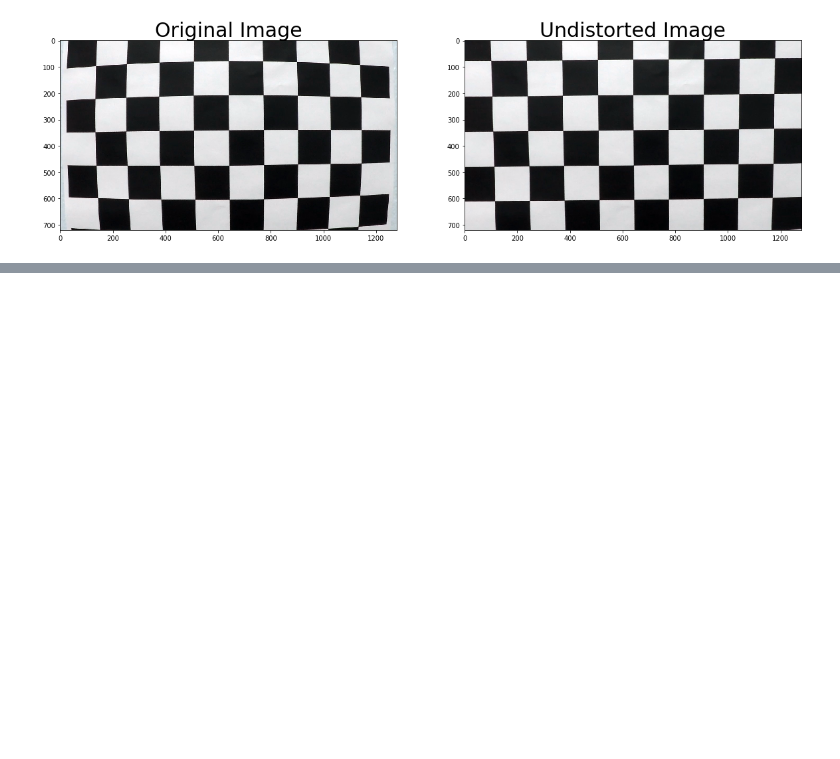
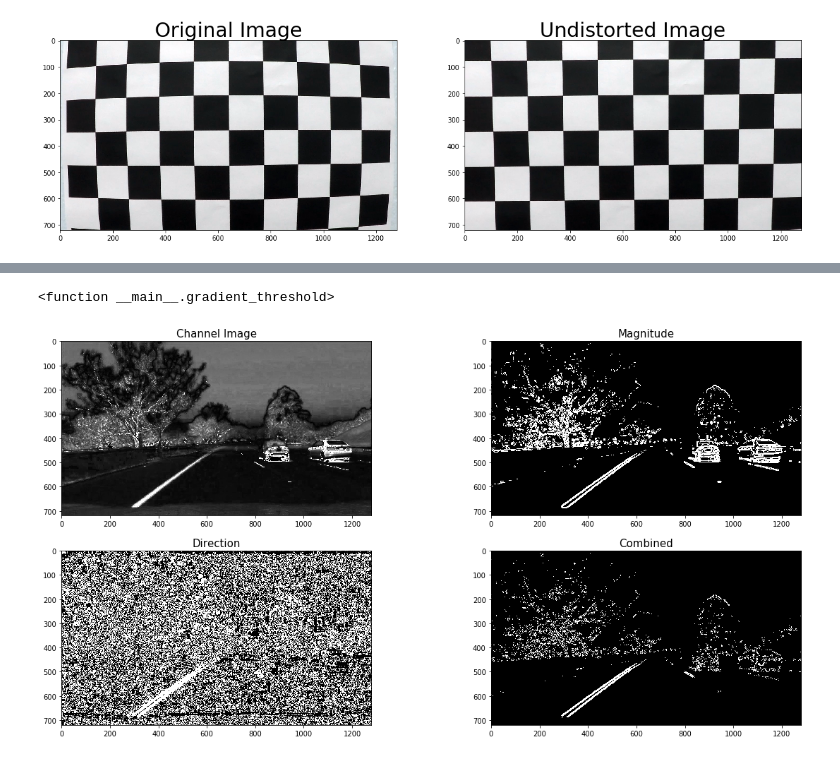
Before and after one commit to coswang1120/CarND-Advanced-Lane-Lines, a Jupyter notebook: P4.ipynb, the cells around one changed output, grey strips where cells are left out. Saved outputs shown, nothing was run; the diff lists cells and outputs as text; code cells hidden in the pictures; blank space fills up the shorter version.

Commit message:
Find best gradient parameters

```diff
--- a/P4.ipynb
+++ b/P4.ipynb
@@ -102,3 +75,62 @@ interact(
+# %%
+from ipywidgets import interact
+from ipywidgets.widgets import IntSlider, FloatSlider
+from math import pi as PI
+
+test_img = cv2.imread('./test_images/test6.jpg')
+test_img = cv2.cvtColor(test_img, cv2.COLOR_BGR2RGB)
+
+def gradient_threshold(
+        channel='s', mag_min=40, mag_max=255,
+        dir_min=0.45, dir_max=1.3, sobel_kernel=9):
+    hls = cv2.cvtColor(test_img, cv2.COLOR_RGB2HLS)
+    channel = hls[:,:,'hls'.index(channel)]
+
+    sobelx = cv2.Sobel(channel, cv2.CV_64F, 1, 0, ksize=sobel_kernel)
+    sobely = cv2.Sobel(channel, cv2.CV_64F, 0, 1, ksize=sobel_kernel)
+    abs_sobelx = np.absolute(sobelx)
+    abs_sobely = np.absolute(sobely)
+
+    magnitude = np.sqrt(np.square(abs_sobelx) + np.square(abs_sobely))
+    scaled = np.uint8(255*magnitude/np.max(magnitude))
+    magnitude_binary = np.zeros_like(magnitude)
+    mag_min = max(0, mag_min)
+    mag_max = min(255, mag_max)
+    magnitude_binary[(scaled >= mag_min) & (scaled <= mag_max)] = 1
+
+    dir_min = max(0., dir_min)
+    dirn_max = min(PI/2, dir_max)
+    direction = np.arctan2(abs_sobely, abs_sobelx)
+    direction_binary = np.zeros_like(direction)
+    direction_binary[(direction >= dir_min) & (direction <= dir_max)] = 1
+
+    combined_binary = np.zeros_like(abs_sobelx)
+    combined_binary[(magnitude_binary == 1) & (direction_binary == 1)] = 1
+
+    # Visualize results
+    f, axarr = plt.subplots(2, 2, figsize=(20, 10))
+    axarr[0, 0].imshow(channel, cmap='gray')
+    axarr[0, 0].set_title('Channel Image', fontsize=15)
+    axarr[0, 1].imshow(magnitude_binary, cmap='gray')
+    axarr[0, 1].set_title('Magnitude', fontsize=15)
+    axarr[1, 0].imshow(direction_binary, cmap='gray')
+    axarr[1, 0].set_title('Direction', fontsize=15)
+    axarr[1, 1].imshow(combined_binary, cmap='gray')
+    axarr[1, 1].set_title('Combined', fontsize=15)
+
+
+interact(
+    gradient_threshold,
+    channel=['h', 'l', 's'],
+    mag_min=IntSlider(min=0,max=255,step=1,value=40),
+    mag_max=IntSlider(min=0,max=255,step=1,value=255),
+    dir_min=FloatSlider(min=0.0, max=PI/2.,value=0.45),
+    dir_max=FloatSlider(min=0.0, max=PI/2.,value=1.3),
+    sobel_kernel=(1, 13, 2),
+)
+# %% [output]
+<function __main__.gradient_threshold>
+[figure, added]
 # %%
 def sobel(img):
     pass
```
Also changed, not shown: parts of 3 cells of this notebook.
